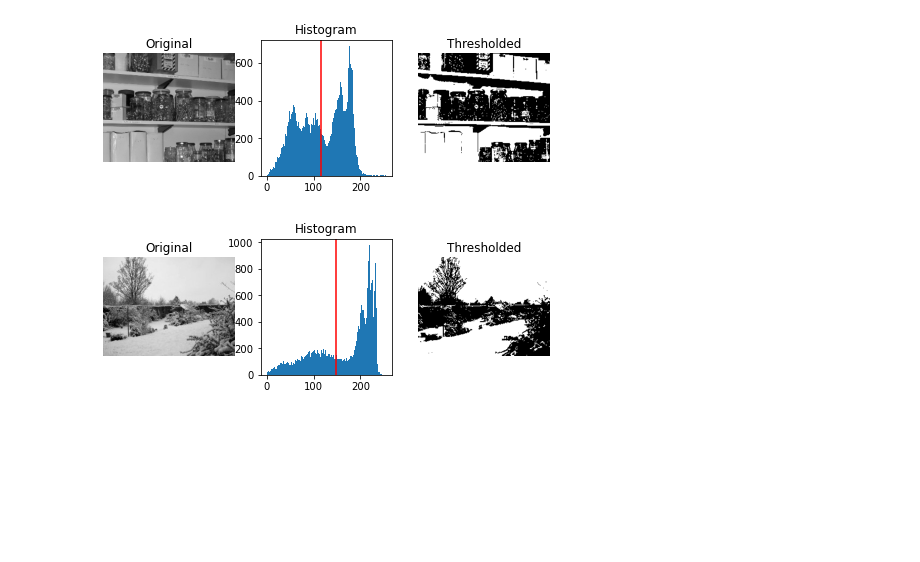
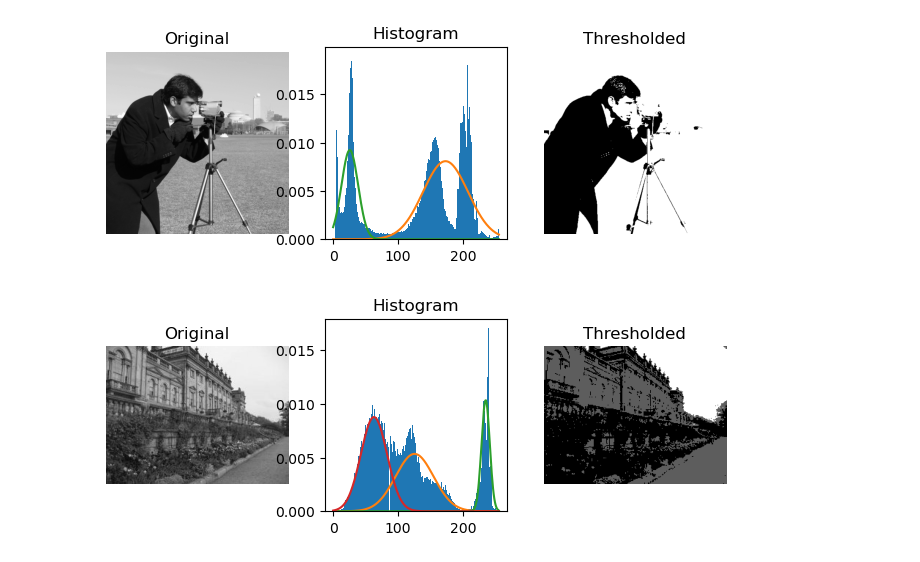
Before and after one commit to namoshi/thresh, a Jupyter notebook: gmm_thresh.ipynb, the cells around one changed output. Saved outputs shown, nothing was run; the diff lists cells and outputs as text; code cells hidden in the pictures; blank space fills up the shorter version.

```diff
--- a/gmm_thresh.ipynb
+++ b/gmm_thresh.ipynb
@@ -6,15 +6,0 @@ import numpy as np
-# %%
-image = data.camera()
-
-(h, w) = image.shape
-print('h=', h, 'w=', w)
-
-data = np.reshape(image, (h*w, 1))
-print(data.shape)
-
-num_class = 2
-gmm = GaussianMixture(n_components=num_class)
-gmm.fit(data)
-
-binary = gmm.predict(data).reshape((h, w))
-print(binary)
@@ -120,52 +71,11 @@ NameError: name 'threshold_otsu' is not defined
-# %%
-image = io.imread('nutsBolts.jpg')
-thresh = threshold_otsu(image)
-binary = image > thresh
-
-fig, axes = plt.subplots(ncols=3, figsize=(8, 2.5))
-ax = axes.ravel()
-ax[0] = plt.subplot(1, 3, 1)
-ax[1] = plt.subplot(1, 3, 2)
-ax[2] = plt.subplot(1, 3, 3, sharex=ax[0], sharey=ax[0])
-
-ax[0].imshow(image, cmap=plt.cm.gray)
-ax[0].set_title('Original')
-ax[0].axis('off')
-
-ax[1].hist(image.ravel(), bins=256)
-ax[1].set_title('Histogram')
-ax[1].axvline(thresh, color='r')
-
-ax[2].imshow(binary, cmap=plt.cm.gray)
-ax[2].set_title('Thresholded')
-ax[2].axis('off')
-
-plt.show()
-# %% [output]
-[figure, removed]
-# %%
-image = io.imread('snow.jpg')
-thresh = threshold_otsu(image)
-binary = image > thresh
-
-fig, axes = plt.subplots(ncols=3, figsize=(8, 2.5))
-ax = axes.ravel()
-ax[0] = plt.subplot(1, 3, 1)
-ax[1] = plt.subplot(1, 3, 2)
-ax[2] = plt.subplot(1, 3, 3, sharex=ax[0], sharey=ax[0])
-
-ax[0].imshow(image, cmap=plt.cm.gray)
-ax[0].set_title('Original')
-ax[0].axis('off')
-
-ax[1].hist(image.ravel(), bins=256)
-ax[1].set_title('Histogram')
-ax[1].axvline(thresh, color='r')
-
-ax[2].imshow(binary, cmap=plt.cm.gray)
-ax[2].set_title('Thresholded')
-ax[2].axis('off')
-
-plt.show()
-# %% [output]
-[figure, removed]
+# %%
+image =data.camera()
+
+plot_gmm_thresh(image, 2)
+# %% [output]
+[figure, added]
+# %%
+image = io.imread('harewood.jpg')
+plot_gmm_thresh(image, 3)
+# %% [output]
+[figure, added]
```
Also changed, not shown: parts of 7 cells of this notebook.
